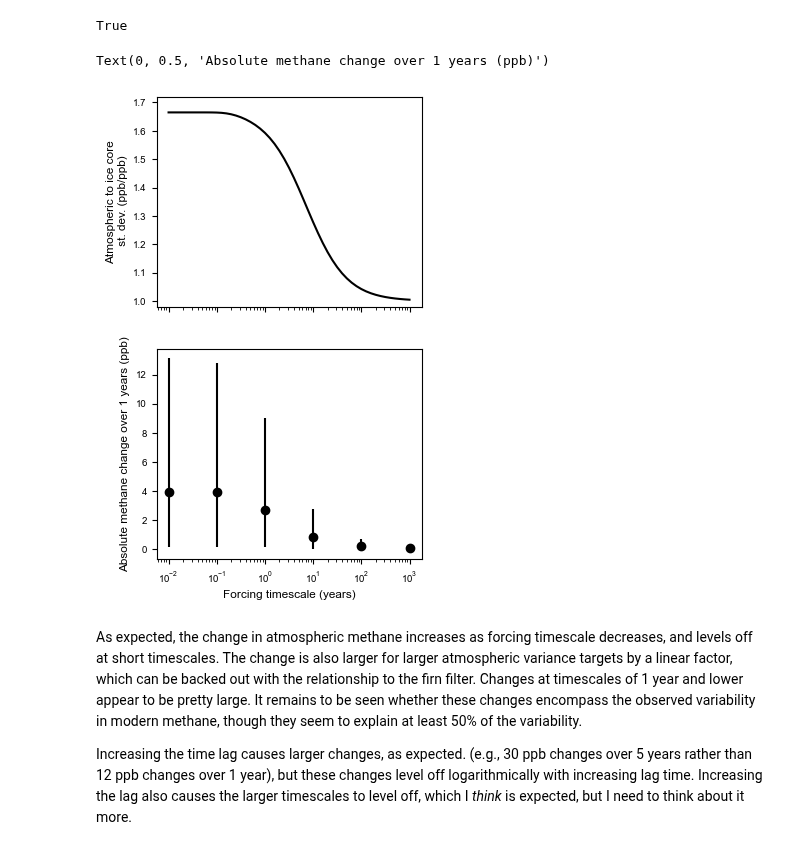
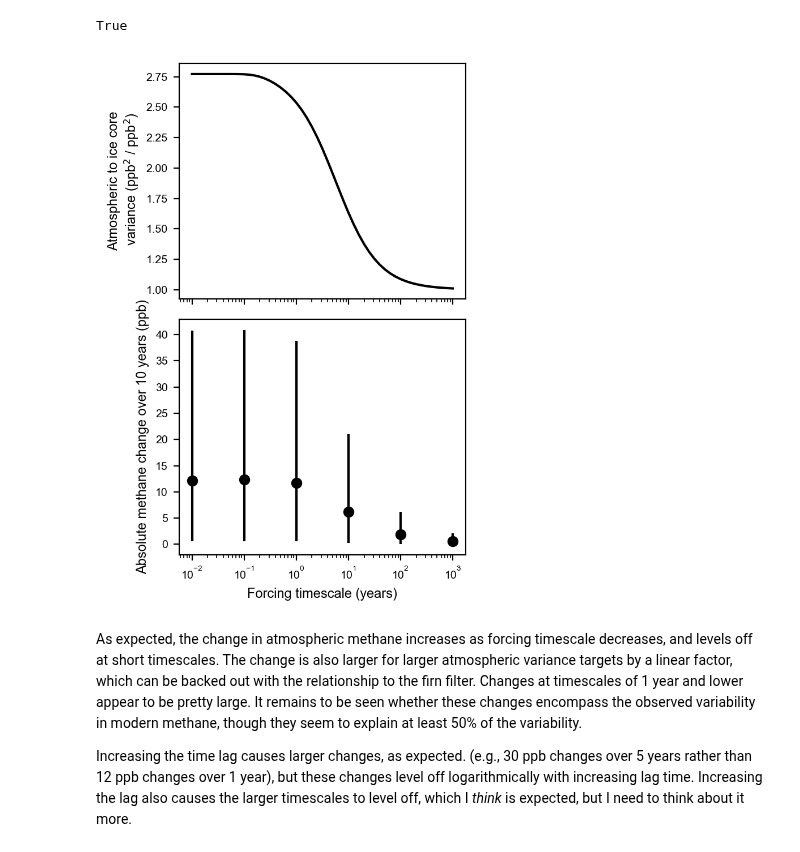
Before and after one commit to ericjmei/methane_noise_forcing, a Jupyter notebook: notebooks/annual_growth_rate.ipynb, the cells around one changed output. Cells and saved outputs as stored; diff of their text form; code cells hidden in the pictures.

Commit message:
added more direct comparison to modern methane

```diff
--- a/notebooks/annual_growth_rate.ipynb
+++ b/notebooks/annual_growth_rate.ipynb
@@ -9,7 +9,9 @@ Expectations:
 # %%
 import numpy as np
 import xarray as xr
+import pandas as pd
 from hydra import compose, initialize
+from pathlib import Path
 from methane_noise_forcing import closed_form
 from methane_noise_forcing.core import FirnFilter
 from methane_noise_forcing import average_to_resolution, calculate_mean_and_ci
@@ -18,6 +20,7 @@ from methane_noise_forcing.plotting.constants import matplotlib_rcparams, colors
 import matplotlib.pyplot as plt
 plt.rcParams.update(matplotlib_rcparams)
 fig_width = fig_width_options["one_column"]
+plt.rcParams['figure.dpi'] = 200
 # %%
 ## colors of the lines for each timescale in the PSD plot
 colors = {
@@ -240,7 +243,7 @@ two_timescale_noise = simulate_multiple_realizations(
 # %%
 ## average to annual resolution, then calculate growth over some lag
 dt_annual = 1.0
-change_interval = 1
+change_interval = 10
 lag = int(change_interval / dt_annual)
 
 two_timescale_noise_annual = average_to_resolution(two_timescale_noise, resolution=dt_annual, time_dim="time")
@@ -260,39 +263,39 @@ np.allclose(noise_change.ch4.isel(ensemble=0, forcing_timescale=0).values, ch4_c
 True
 # %%
 ## plot quantiles sweeping over timescales
-fig, axs = plt.subplots(2, 1, figsize=(fig_width,6), sharex=True)
+fig, axs = plt.subplots(2, 1, figsize=(fig_width, 5), sharex=True)
 
 # instantaneous standard deviation
 axs[0].plot(
     taus_forcing,
-    np.sqrt(instantaneous_methane_variance.sel(taus_methane=tau_C, method="nearest").values) / 10,
+    instantaneous_methane_variance.sel(taus_methane=tau_C, method="nearest").values / 100,
     color="k"
 )
-axs[0].set_ylim(0.98, 1.72)
-axs[0].set_ylabel("Atmospheric to ice core\n st. dev. (ppb/ppb)")
+axs[0].set_ylabel("Atmospheric to ice core\n variance (ppb$^2$ / ppb$^2$)")
 
 # change in methane over some interval
 for timescale in timescales:
     mean, ci_lower, ci_upper = calculate_mean_and_ci(
         noise_change_abs.ch4.sel(forcing_timescale=timescale),
         dim=["ensemble", "time"],
     )
     median = noise_change_abs.ch4.sel(forcing_timescale=timescale).median(dim=["ensemble", "time"])
     axs[1].errorbar(
         timescale,
         median,
         yerr=[[median - ci_lower], [ci_upper - median]],
         fmt='o',
         label=f"τ={timescale} yr",
         color='k'
     )
 
 axs[1].set_xscale('log')
 axs[1].set_xlabel("Forcing timescale (years)")
 axs[1].set_ylabel(f"Absolute methane change over {change_interval} years (ppb)")
+
+plt.tight_layout()
 # %% [output]
-Text(0, 0.5, 'Absolute methane change over 1 years (ppb)')
-[figure, old version]
+[figure, new version]
 # %% [markdown]
 As expected, the change in atmospheric methane increases as forcing timescale decreases, and levels off at short timescales. The change is also larger for larger atmospheric variance targets by a linear factor, which can be backed out with the relationship to the firn filter. Changes at timescales of 1 year and lower appear to be pretty large. It remains to be seen whether these changes encompass the observed variability in modern methane, though they seem to explain at least 50% of the variability.
 
```
Also changed, not shown: parts of 8 cells of this notebook.
